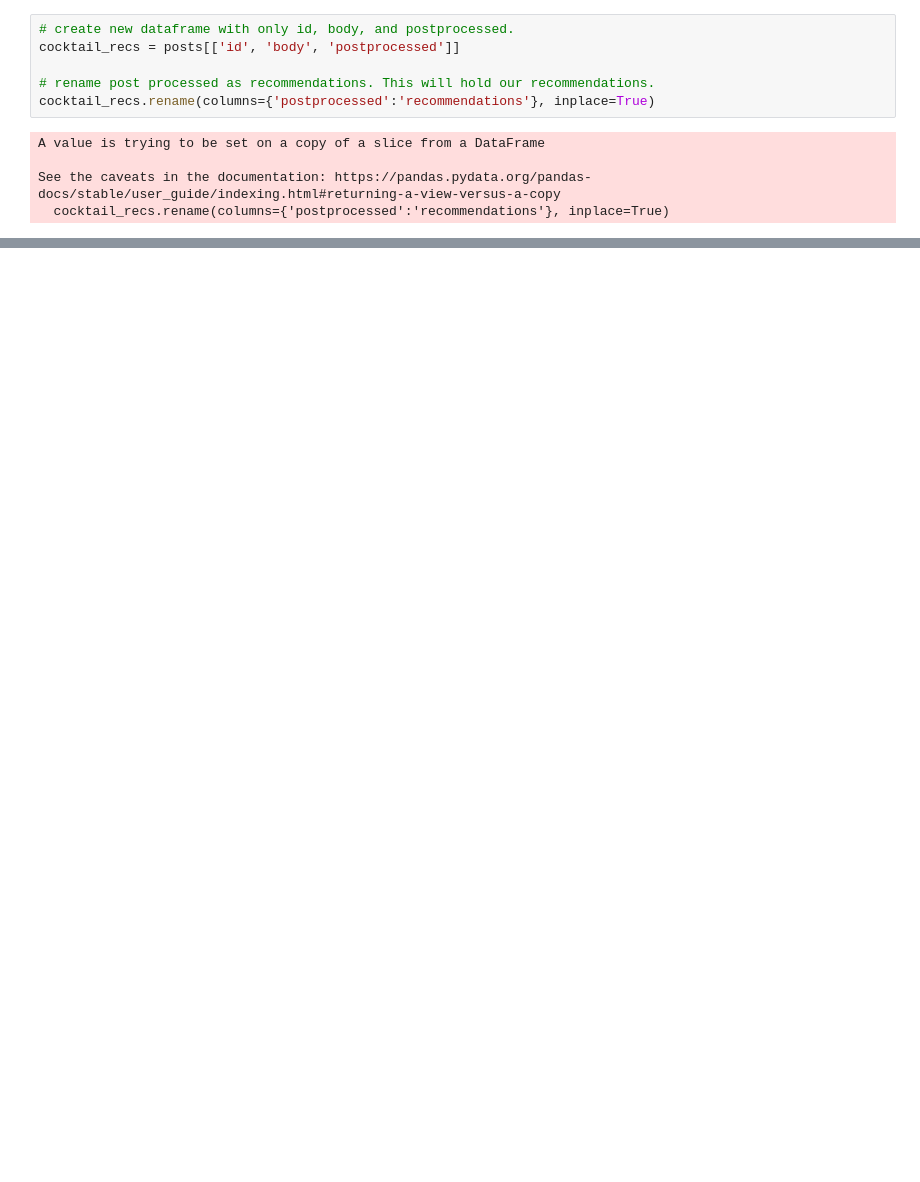
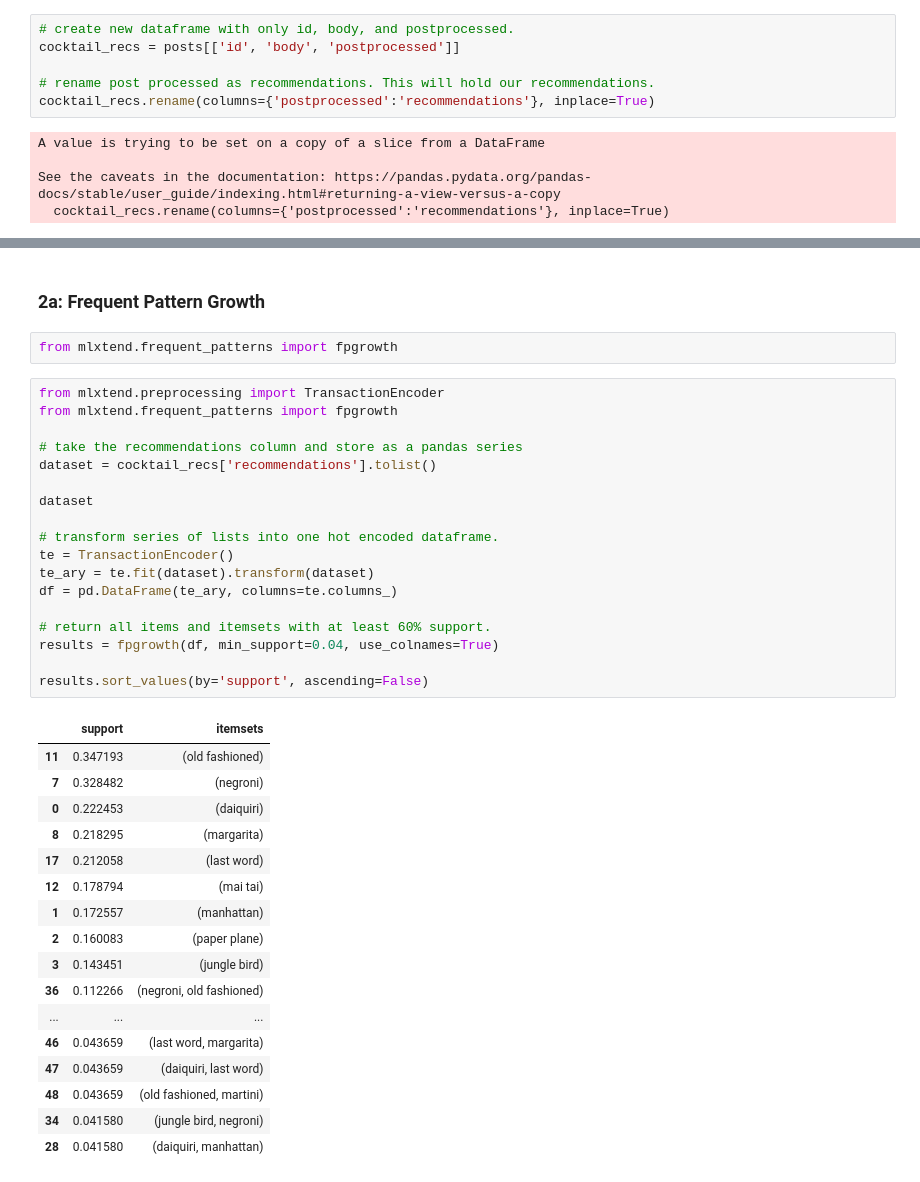
Before and after one commit to brianjglee/cocktail-recommendations, a Jupyter notebook: cocktail-recommendations.ipynb, the cells around one changed output, grey strips where cells are left out. Cells and saved outputs as stored; diff of their text form; blank space fills up the shorter version.

```diff
--- a/cocktail-recommendations.ipynb
+++ b/cocktail-recommendations.ipynb
@@ -485,0 +504,40 @@ See the caveats in the documentation: https://pandas.pydata.org/pandas-docs/stab
+# %% [markdown]
+### 2a: Frequent Pattern Growth
+# %%
+from mlxtend.frequent_patterns import fpgrowth
+# %%
+from mlxtend.preprocessing import TransactionEncoder
+from mlxtend.frequent_patterns import fpgrowth
+
+# take the recommendations column and store as a pandas series
+dataset = cocktail_recs['recommendations'].tolist()
+
+dataset
+
+# transform series of lists into one hot encoded dataframe.
+te = TransactionEncoder()
+te_ary = te.fit(dataset).transform(dataset)
+df = pd.DataFrame(te_ary, columns=te.columns_)
+
+# return all items and itemsets with at least 60% support.
+results = fpgrowth(df, min_support=0.04, use_colnames=True)
+
+results.sort_values(by='support', ascending=False)
+# %% [output]
+|  | support | itemsets |
+| 11 | 0.347193 | (old fashioned) |
+| 7 | 0.328482 | (negroni) |
+| 0 | 0.222453 | (daiquiri) |
+| 8 | 0.218295 | (margarita) |
+| 17 | 0.212058 | (last word) |
+| 12 | 0.178794 | (mai tai) |
+| 1 | 0.172557 | (manhattan) |
+| 2 | 0.160083 | (paper plane) |
+| 3 | 0.143451 | (jungle bird) |
+| 36 | 0.112266 | (negroni, old fashioned) |
+| ... | ... | ... |
+| 46 | 0.043659 | (last word, margarita) |
+| 47 | 0.043659 | (daiquiri, last word) |
+| 48 | 0.043659 | (old fashioned, martini) |
+| 34 | 0.041580 | (jungle bird, negroni) |
+| 28 | 0.041580 | (daiquiri, manhattan) |
```
Also changed, not shown: parts of 13 cells of this notebook.
